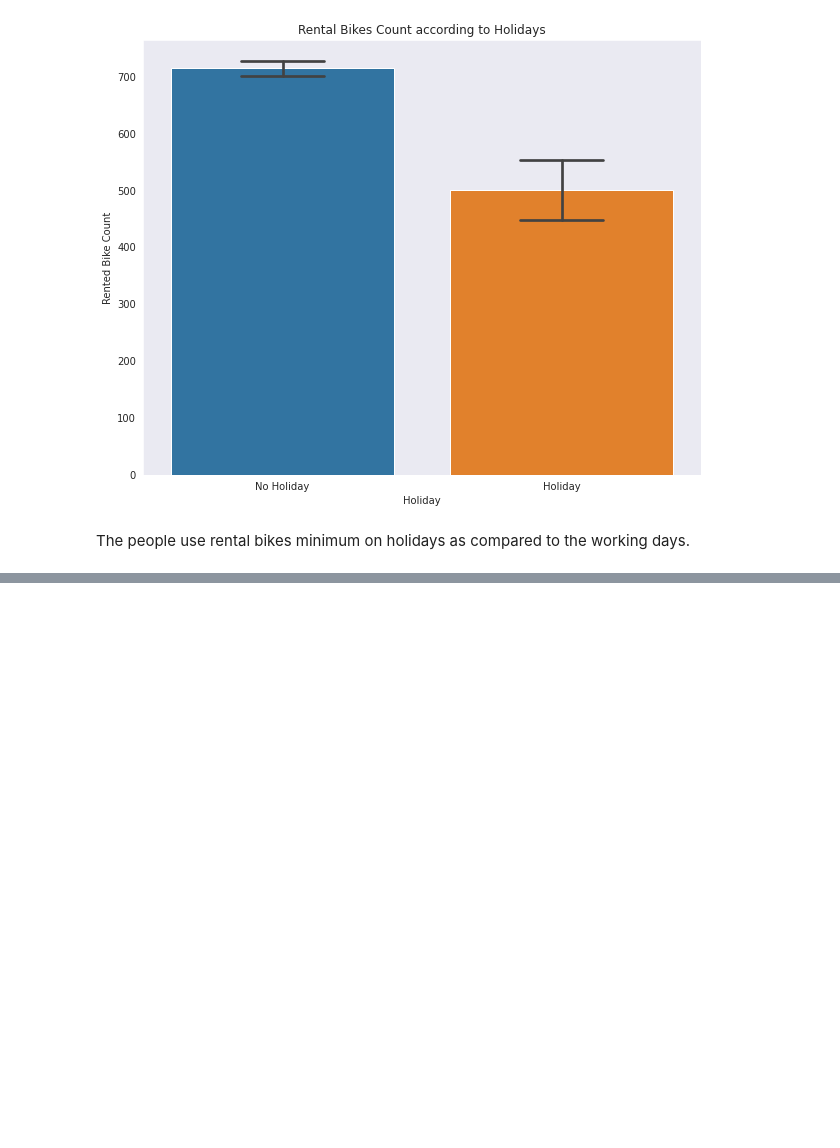
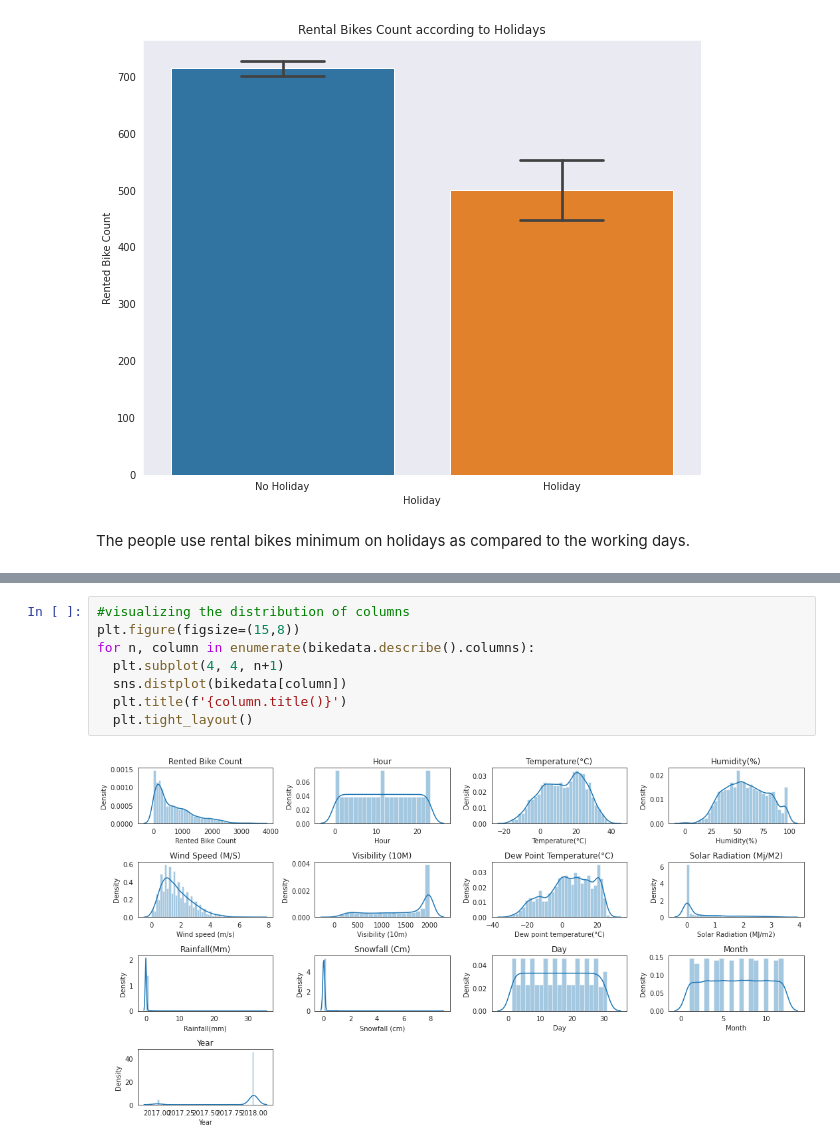
Before and after one commit to m123m12/Rental-Bike-Sharing-Demand-Prediction, a Jupyter notebook: Bike_Sharing_Demand_Prediction.ipynb, the cells around one changed output, grey strips where cells are left out. Cells and saved outputs as stored; diff of their text form; blank space fills up the shorter version.

```diff
--- a/Bike_Sharing_Demand_Prediction.ipynb
+++ b/Bike_Sharing_Demand_Prediction.ipynb
@@ -259,0 +270,10 @@ The people use rental bikes minimum on holidays as compared to the working days.
+# %%
+#visualizing the distribution of columns
+plt.figure(figsize=(15,8))
+for n, column in enumerate(bikedata.describe().columns):
+  plt.subplot(4, 4, n+1)
+  sns.distplot(bikedata[column])
+  plt.title(f'{column.title()}')
+  plt.tight_layout()
+# %% [output]
+[figure, added]
```
Also changed, not shown: parts of 5 cells of this notebook.
